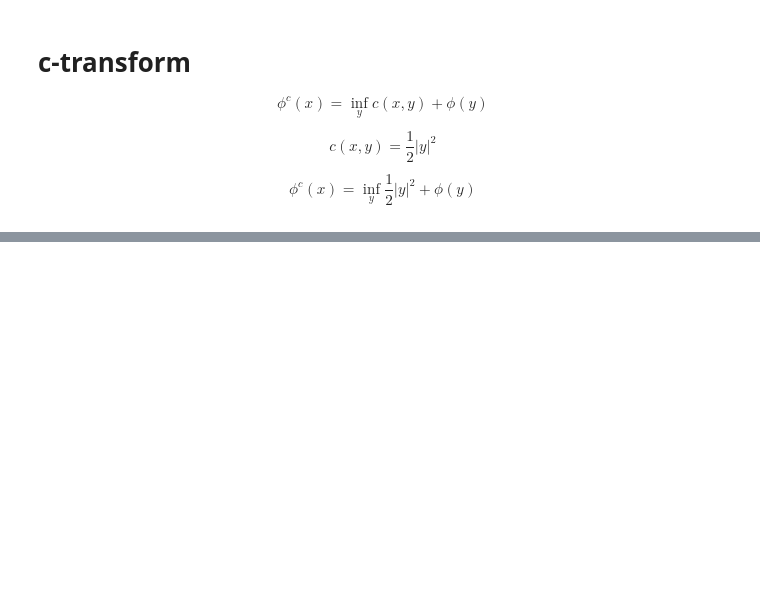
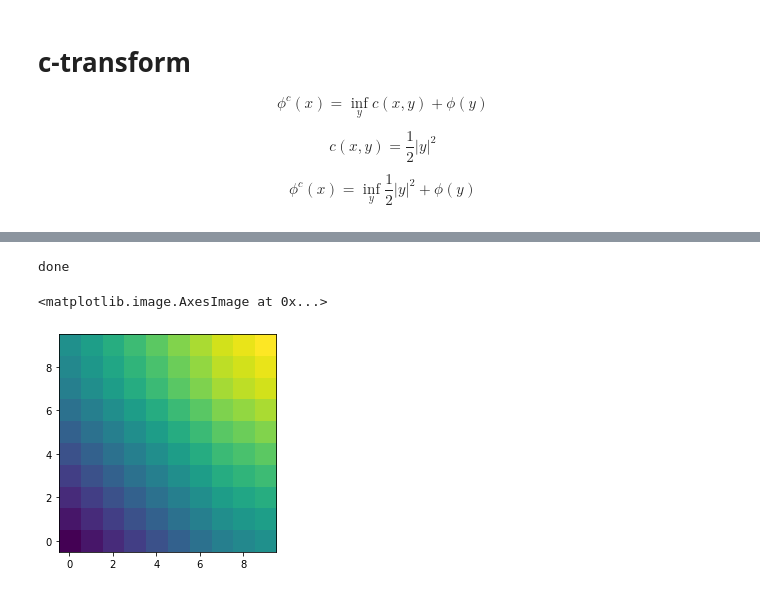
Before and after one commit to wonjunee/screening, a Jupyter notebook: python/screening_graph.ipynb, the cells around one changed output, grey strips where cells are left out. Cells and saved outputs as stored; diff of their text form; code cells hidden in the pictures; blank space fills up the shorter version.

```diff
--- a/python/screening_graph.ipynb
+++ b/python/screening_graph.ipynb
@@ -431,0 +246,24 @@ tensor([[5.4753e-04, 5.6147e-04, 5.7712e-04,  ..., 2.4094e-02, 2.1887e-02,
+# %%
+# Computing S(y)
+S_ind_np = np.zeros((n*n), dtype="int32")
+sc.compute_Sy_cpp(S_ind_np, psi_np, cost_np)
+
+# for j in range(n*n):
+#     ind = 0
+#     val = psi_np[int(ind/n),int(ind%n)] - cost[ind,j]
+#     for i in range(n*n):
+#         new_val = psi_np[int(i/n),int(i%n)] - cost_np[i,j]
+#         # new_val = 0
+#         if new_val < val:
+#             val = new_val
+#             ind = i
+#     S_ind_np[j] = ind
+
+# plt.imshow(S_ind_np.reshape((n,n)),origin='lower')
+# plt.show()
+
+plt.imshow((psi.reshape((n*n))[S_ind_np] - cost[S_ind_np,np.arange(n*n)]).reshape((n,n)), origin='lower')
+# %% [output]
+done
+<matplotlib.image.AxesImage at 0x...>
+[figure, added]
```
Also changed, not shown: parts of 10 cells of this notebook, 1 other file.
